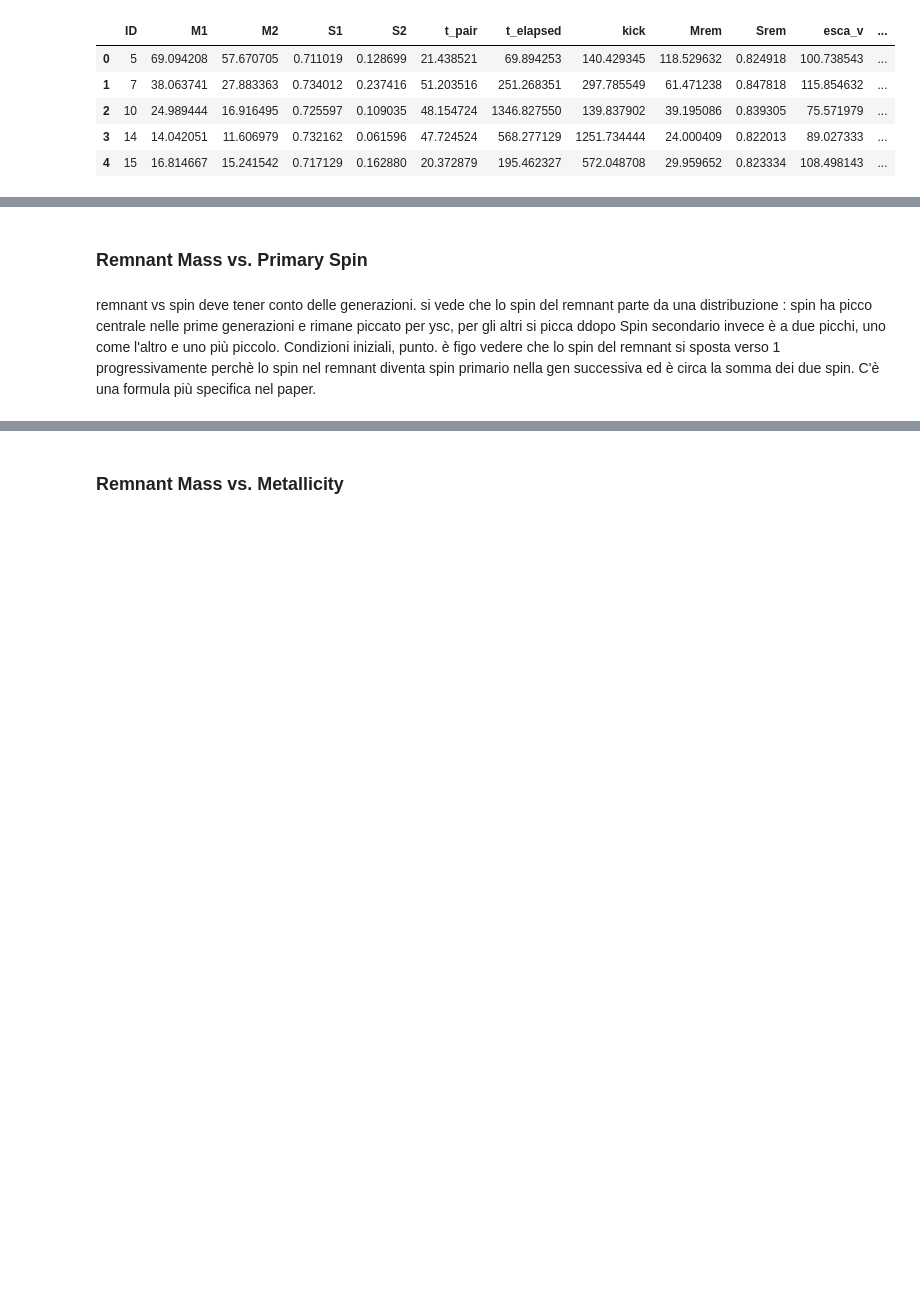
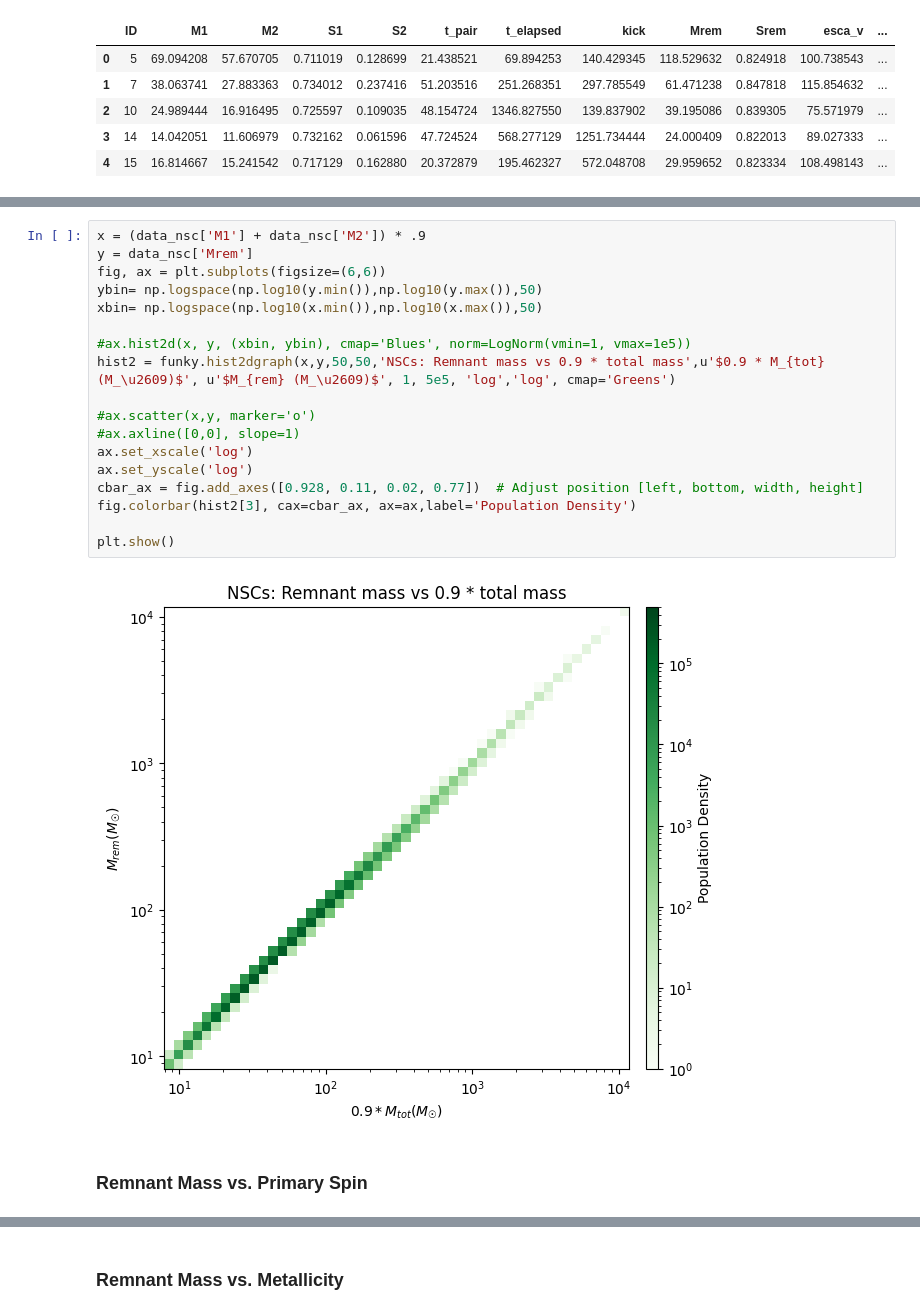
Before and after one commit to BelliLuigi/Hierarchical-mergers-of-black-holes, a Jupyter notebook: merge.ipynb, the cells around one changed output, grey strips where cells are left out. Cells and saved outputs as stored; diff of their text form; blank space fills up the shorter version.

```diff
--- a/merge.ipynb
+++ b/merge.ipynb
@@ -429,12 +429,28 @@ fig.colorbar(hist2[3], cax=cbar_ax, ax=ax[2,1],label='Population Density')
 # %% [output]
 <matplotlib.colorbar.Colorbar at 0x...>
 [figure]
+# %%
+x = (data_nsc['M1'] + data_nsc['M2']) * .9
+y = data_nsc['Mrem']
+fig, ax = plt.subplots(figsize=(6,6))
+ybin= np.logspace(np.log10(y.min()),np.log10(y.max()),50)
+xbin= np.logspace(np.log10(x.min()),np.log10(x.max()),50)
+
+#ax.hist2d(x, y, (xbin, ybin), cmap='Blues', norm=LogNorm(vmin=1, vmax=1e5))
+hist2 = funky.hist2dgraph(x,y,50,50,'NSCs: Remnant mass vs 0.9 * total mass',u'$0.9 * M_{tot} (M_\u2609)$', u'$M_{rem} (M_\u2609)$', 1, 5e5, 'log','log', cmap='Greens')
+
+#ax.scatter(x,y, marker='o')
+#ax.axline([0,0], slope=1)
+ax.set_xscale('log')
+ax.set_yscale('log')
+cbar_ax = fig.add_axes([0.928, 0.11, 0.02, 0.77])  # Adjust position [left, bottom, width, height]
+fig.colorbar(hist2[3], cax=cbar_ax, ax=ax,label='Population Density')
+
+plt.show()
+# %% [output]
+[figure, added]
 # %% [markdown]
 ### Remnant Mass vs. Primary Spin
-# %% [markdown]
-remnant vs spin deve tener conto delle generazioni.
-si vede che lo spin del remnant parte da una distribuzione : spin ha picco centrale nelle prime generazioni e rimane piccato per ysc, per gli altri si picca ddopo
-Spin secondario invece è a due picchi, uno come l'altro e uno più piccolo. Condizioni iniziali, punto. è figo vedere che lo spin del remnant si sposta verso 1 progressivamente perchè lo spin nel remnant diventa spin primario nella gen successiva ed è circa la somma dei due spin. C'è una formula più specifica nel paper.
 # %%
 data_ysc_a=data_ysc[data_ysc['gen']==2]
 data_gc_a=data_gc[data_gc['gen']==2]
```
Also changed, not shown: parts of 10 cells of this notebook.
